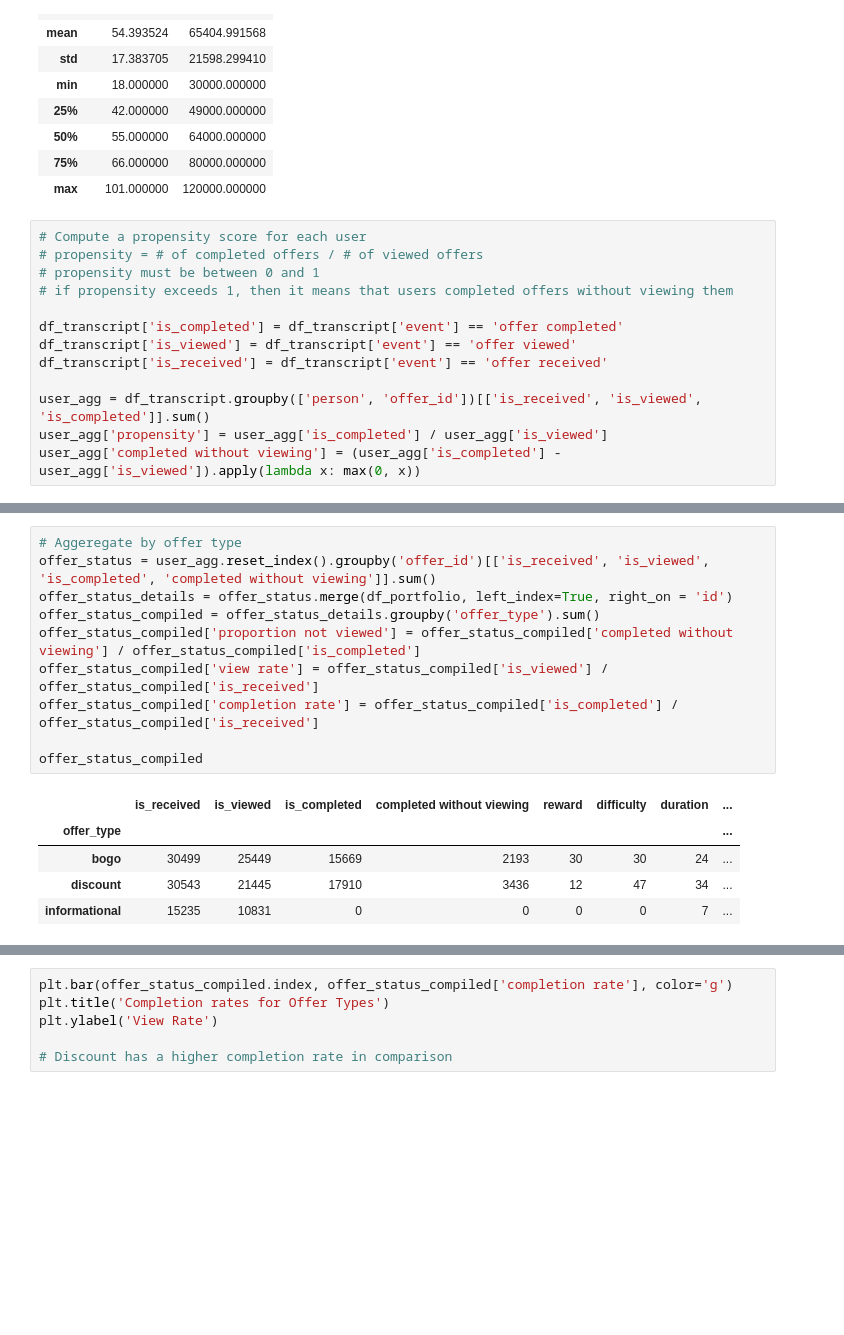
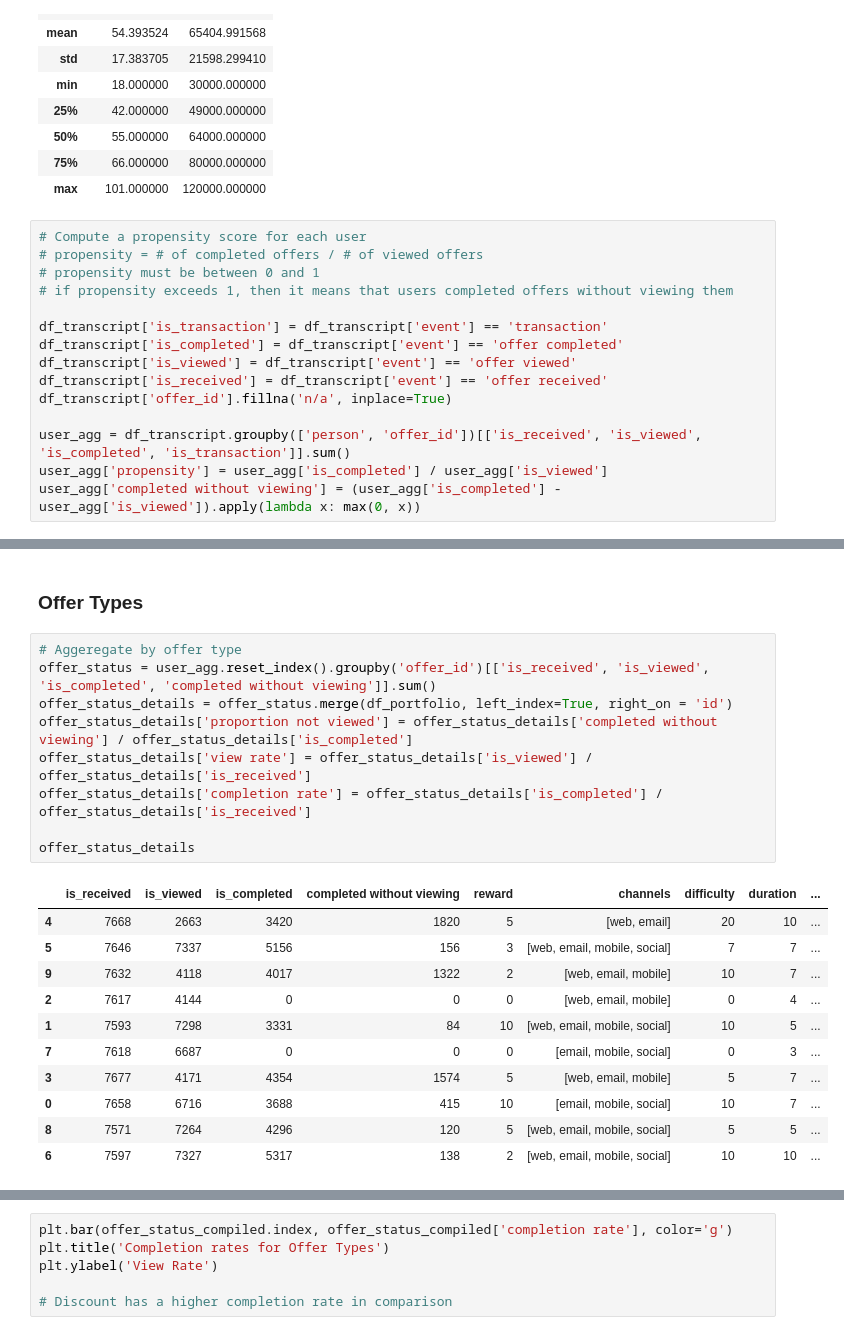
Before and after one commit to avikejriwal/udacity_mle, a Jupyter notebook: base_analysis.ipynb, the cells around one changed output, grey strips where cells are left out. Saved outputs shown, nothing was run; the diff lists cells and outputs as text; blank space fills up the shorter version.

```diff
--- a/base_analysis.ipynb
+++ b/base_analysis.ipynb
@@ -139,10 +139,12 @@ df_users.describe()
 # propensity must be between 0 and 1
 # if propensity exceeds 1, then it means that users completed offers without viewing them
 
+df_transcript['is_transaction'] = df_transcript['event'] == 'transaction'
 df_transcript['is_completed'] = df_transcript['event'] == 'offer completed'
 df_transcript['is_viewed'] = df_transcript['event'] == 'offer viewed'
 df_transcript['is_received'] = df_transcript['event'] == 'offer received'
+df_transcript['offer_id'].fillna('n/a', inplace=True)
 
-user_agg = df_transcript.groupby(['person', 'offer_id'])[['is_received', 'is_viewed', 'is_completed']].sum()
+user_agg = df_transcript.groupby(['person', 'offer_id'])[['is_received', 'is_viewed', 'is_completed', 'is_transaction']].sum()
 user_agg['propensity'] = user_agg['is_completed'] / user_agg['is_viewed']
 user_agg['completed without viewing'] = (user_agg['is_completed'] - user_agg['is_viewed']).apply(lambda x: max(0, x))
@@ -149,17 +231,24 @@ user_agg['completed without viewing'] = (user_agg['is_completed'] - user_agg['is
+# %% [markdown]
+### Offer Types
 # %%
 # Aggeregate by offer type
 offer_status = user_agg.reset_index().groupby('offer_id')[['is_received', 'is_viewed', 'is_completed', 'completed without viewing']].sum()
 offer_status_details = offer_status.merge(df_portfolio, left_index=True, right_on = 'id')
-offer_status_compiled = offer_status_details.groupby('offer_type').sum()
-offer_status_compiled['proportion not viewed'] = offer_status_compiled['completed without viewing'] / offer_status_compiled['is_completed']
-offer_status_compiled['view rate'] = offer_status_compiled['is_viewed'] / offer_status_compiled['is_received']
-offer_status_compiled['completion rate'] = offer_status_compiled['is_completed'] / offer_status_compiled['is_received']
+offer_status_details['proportion not viewed'] = offer_status_details['completed without viewing'] / offer_status_details['is_completed']
+offer_status_details['view rate'] = offer_status_details['is_viewed'] / offer_status_details['is_received']
+offer_status_details['completion rate'] = offer_status_details['is_completed'] / offer_status_details['is_received']
 
-offer_status_compiled
+offer_status_details
 # %% [output]
-|  | is_received | is_viewed | is_completed | completed without viewing | reward | difficulty | duration | ... |
-| offer_type |  |  |  |  |  |  |  | ... |
-| bogo | 30499 | 25449 | 15669 | 2193 | 30 | 30 | 24 | ... |
-| discount | 30543 | 21445 | 17910 | 3436 | 12 | 47 | 34 | ... |
-| informational | 15235 | 10831 | 0 | 0 | 0 | 0 | 7 | ... |
+|  | is_received | is_viewed | is_completed | completed without viewing | reward | channels | difficulty | duration | ... |
+| 4 | 7668 | 2663 | 3420 | 1820 | 5 | [web, email] | 20 | 10 | ... |
+| 5 | 7646 | 7337 | 5156 | 156 | 3 | [web, email, mobile, social] | 7 | 7 | ... |
+| 9 | 7632 | 4118 | 4017 | 1322 | 2 | [web, email, mobile] | 10 | 7 | ... |
+| 2 | 7617 | 4144 | 0 | 0 | 0 | [web, email, mobile] | 0 | 4 | ... |
+| 1 | 7593 | 7298 | 3331 | 84 | 10 | [web, email, mobile, social] | 10 | 5 | ... |
+| 7 | 7618 | 6687 | 0 | 0 | 0 | [email, mobile, social] | 0 | 3 | ... |
+| 3 | 7677 | 4171 | 4354 | 1574 | 5 | [web, email, mobile] | 5 | 7 | ... |
+| 0 | 7658 | 6716 | 3688 | 415 | 10 | [email, mobile, social] | 10 | 7 | ... |
+| 8 | 7571 | 7264 | 4296 | 120 | 5 | [web, email, mobile, social] | 5 | 5 | ... |
+| 6 | 7597 | 7327 | 5317 | 138 | 2 | [web, email, mobile, social] | 10 | 10 | ... |
 # %%
```
Also changed, not shown: parts of 27 cells of this notebook.
